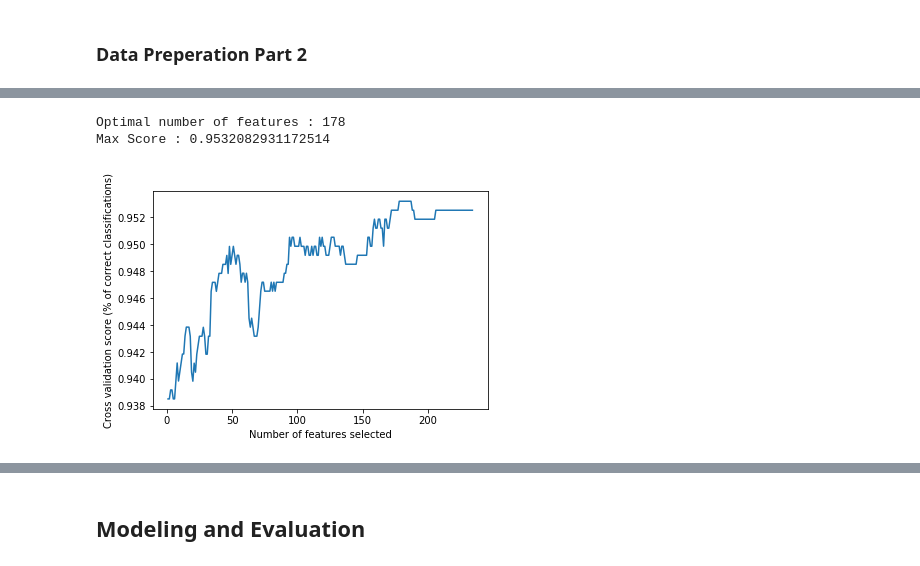
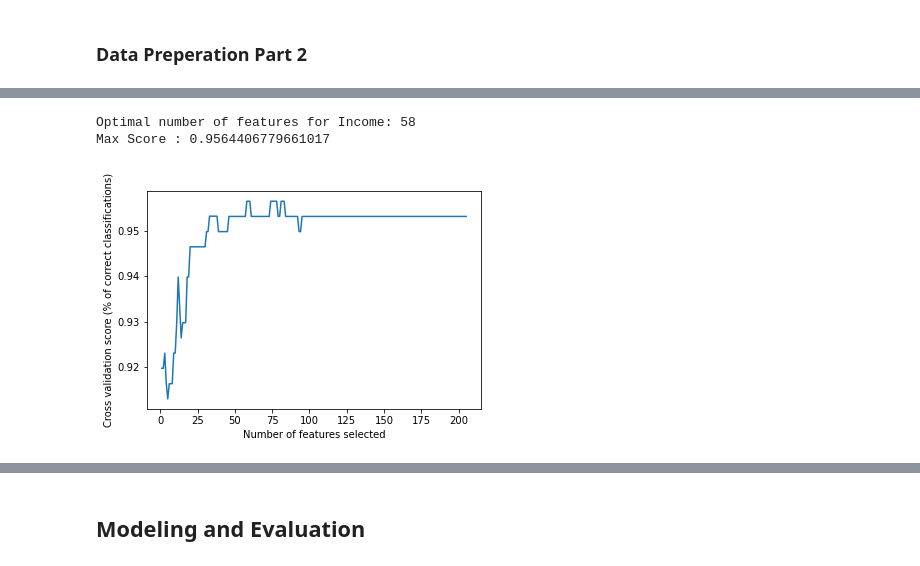
Before and after one commit to mcgrupp2/DS7331_termProject, a Jupyter notebook: work in progress copies/Rough Draft Lab 2.ipynb, the cells around one changed output, grey strips where cells are left out. Cells and saved outputs as stored; diff of their text form; code cells hidden in the pictures.

```diff
--- a/work in progress copies/Rough Draft Lab 2.ipynb
+++ b/work in progress copies/Rough Draft Lab 2.ipynb
@@ -168,7 +175,7 @@ memory usage: 28.6+ MB
 ### Data Preperation Part 2
 # %%
 # Sampling the dataset
-selection_df = df.sample(frac = .005)
+selection_df = df.sample(frac = .001)
 # %%
 selection_df.shape
 # %% [output]
@@ -217,0 +244,16 @@ all_processed_cols = np.concatenate((numeric_features, cat_processed), axis=0)
+# %%
+
+
+### RFE CV to find best features
+clf = LogisticRegression(n_jobs=-1)
+rfecv_income = RFECV(clf, step=1, cv=5)
+rfecv_income.fit(X_selection_preprocessed_income, y_selection_income)
+print("Optimal number of features for Income: %d" % rfecv_income.n_features_)
+print("Max Score :", max(rfecv_income.grid_scores_) )
+
+# Plot number of features VS. cross-validation scores
+plt.figure()
+plt.xlabel("Number of features selected")
+plt.ylabel("Cross validation score (% of correct classifications)")
+plt.plot(range(1, len(rfecv_income.grid_scores_) + 1), rfecv_income.grid_scores_)
+plt.show()
@@ -267,17 +311,32 @@ X_selection_log_preprocessed = preprocessor.fit_transform(X_selection_log)
+# %%
+### log
+X_selection_log_income = X_selection_income.copy()
+X_selection_log_income['wage_per_hour'] = np.log10(X_selection_log_income['wage_per_hour'] + 1)
+X_selection_log_income['capital_gains'] = np.log10(X_selection_log_income['capital_gains'] + 1)
+X_selection_log_income['capital_losses'] = np.log10(X_selection_log_income['capital_losses'] + 1)
+X_selection_log_income['stock_dividends'] = np.log10(X_selection_log_income['stock_dividends'] + 1)
+X_selection_log_preprocessed_income = preprocessor_income.fit_transform(X_selection_log_income)
+
+X_selection_log_grad = X_selection_grad.copy()
+X_selection_log_grad['wage_per_hour'] = np.log10(X_selection_log_grad['wage_per_hour'] + 1)
+X_selection_log_grad['capital_gains'] = np.log10(X_selection_log_grad['capital_gains'] + 1)
+X_selection_log_grad['capital_losses'] = np.log10(X_selection_log_grad['capital_losses'] + 1)
+X_selection_log_grad['stock_dividends'] = np.log10(X_selection_log_grad['stock_dividends'] + 1)
+X_selection_log_preprocessed_grad = preprocessor_grad.fit_transform(X_selection_log_grad)
 # %%
 clf = LogisticRegression(n_jobs=-1)
-rfecv_log = RFECV(clf, step=1, cv=5)
-rfecv_log.fit(X_selection_log_preprocessed, y_selection)
-print("Optimal number of features : %d" % rfecv_log.n_features_)
-print("Max Score :", max(rfecv_log.grid_scores_) )
+rfecv_log_income = RFECV(clf, step=1, cv=5)
+rfecv_log_income.fit(X_selection_log_preprocessed_income, y_selection_income)
+print("Optimal number of features for Income: %d" % rfecv_log_income.n_features_)
+print("Max Score :", max(rfecv_log_income.grid_scores_) )
 
 # Plot number of features VS. cross-validation scores
 plt.figure()
 plt.xlabel("Number of features selected")
 plt.ylabel("Cross validation score (% of correct classifications)")
-plt.plot(range(1, len(rfecv_log.grid_scores_) + 1), rfecv_log.grid_scores_)
+plt.plot(range(1, len(rfecv_log_income.grid_scores_) + 1), rfecv_log_income.grid_scores_)
 plt.show()
 # %% [output]
-Optimal number of features : 178
-Max Score : 0.9532082931172514
+Optimal number of features for Income: 58
+Max Score : 0.9564406779661017
-[figure, old version]
+[figure, new version]
```
Also changed, not shown: parts of 25 cells of this notebook.
